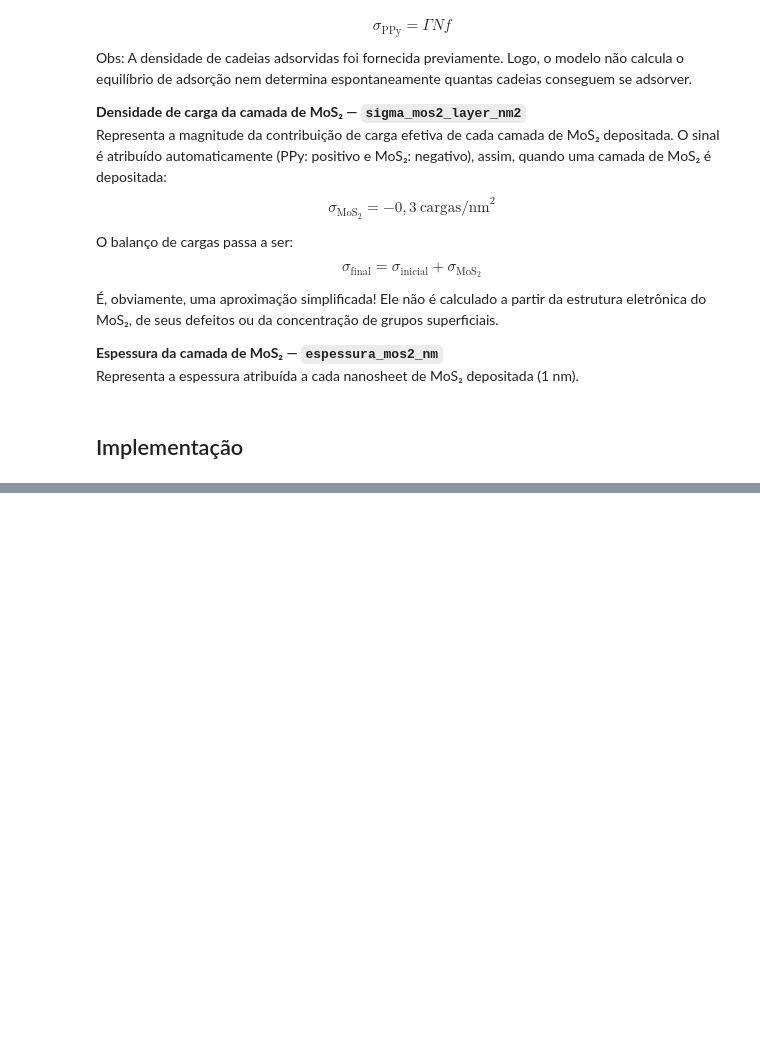
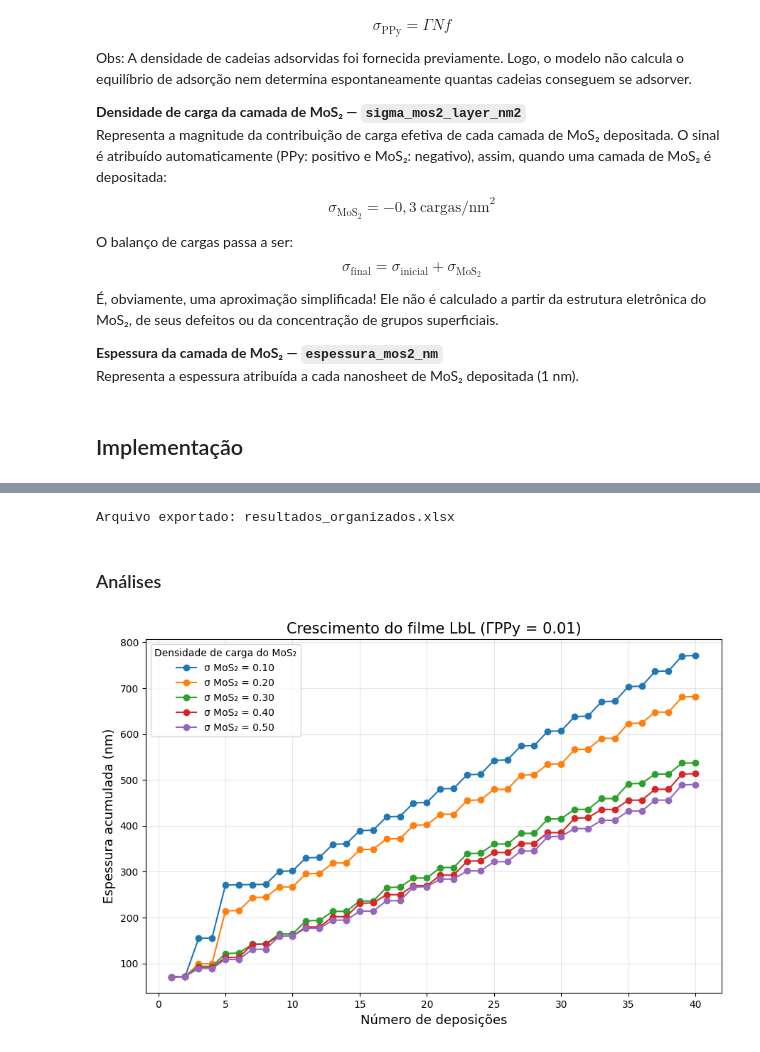
Before and after one commit to SamarahRamos/Polimerization-of-Poly-Pirrol, a Jupyter notebook: joanny_model.ipynb, the cells around one changed output, grey strips where cells are left out. Cells and saved outputs as stored; diff of their text form; code cells hidden in the pictures; blank space fills up the shorter version.

```diff
--- a/joanny_model.ipynb
+++ b/joanny_model.ipynb
@@ -458,0 +591,68 @@ with open("resultados_simulacao.txt", "w", encoding="utf-8") as arquivo:
+# %%
+with pd.ExcelWriter(
+    "resultados_organizados.xlsx",
+    engine="openpyxl"
+) as writer:
+
+    df_resumo.to_excel(
+        writer,
+        sheet_name="Resumo",
+        index=False
+    )
+
+    df_detalhado.to_excel(
+        writer,
+        sheet_name="Resultados detalhados",
+        index=False
+    )
+
+print("Arquivo exportado: resultados_organizados.xlsx")
+# %% [output]
+Arquivo exportado: resultados_organizados.xlsx
+# %% [markdown]
+### Análises
+# %%
+# Garantir que os dados estejam ordenados
+df_resumo = df_resumo.sort_values(
+    by=["n_camadas", "sigma_mos2_layer_nm2", "chains_adsorbed_nm2"]
+).reset_index(drop=True)
+# %%
+
+import matplotlib.pyplot as plt
+import numpy as np
+
+plt.figure(figsize=(9, 6))
+
+# Densidade de cadeias fixa
+chains_fixo = 0.01
+
+dados = df_resumo[
+    np.isclose(df_resumo["chains_adsorbed_nm2"], chains_fixo)
+]
+
+for sigma in sorted(dados["sigma_mos2_layer_nm2"].unique()):
+
+    subset = dados[
+        np.isclose(dados["sigma_mos2_layer_nm2"], sigma)
+    ].sort_values("n_camadas")
+
+    plt.plot(
+        subset["n_camadas"],
+        subset["Espessura_total_nm"],
+        marker="o",
+        label=f"σ MoS₂ = {sigma:.2f}"
+    )
+
+plt.xlabel("Número de deposições", fontsize=13)
+plt.ylabel("Espessura acumulada (nm)", fontsize=13)
+plt.title(
+    f"Crescimento do filme LbL (ΓPPy = {chains_fixo})",
+    fontsize=15
+)
+
+plt.legend(title="Densidade de carga do MoS₂")
+plt.grid(alpha=0.3)
+plt.tight_layout()
+plt.show()
+# %% [output]
+[figure, added]
```
Also changed, not shown: parts of 11 cells of this notebook.
